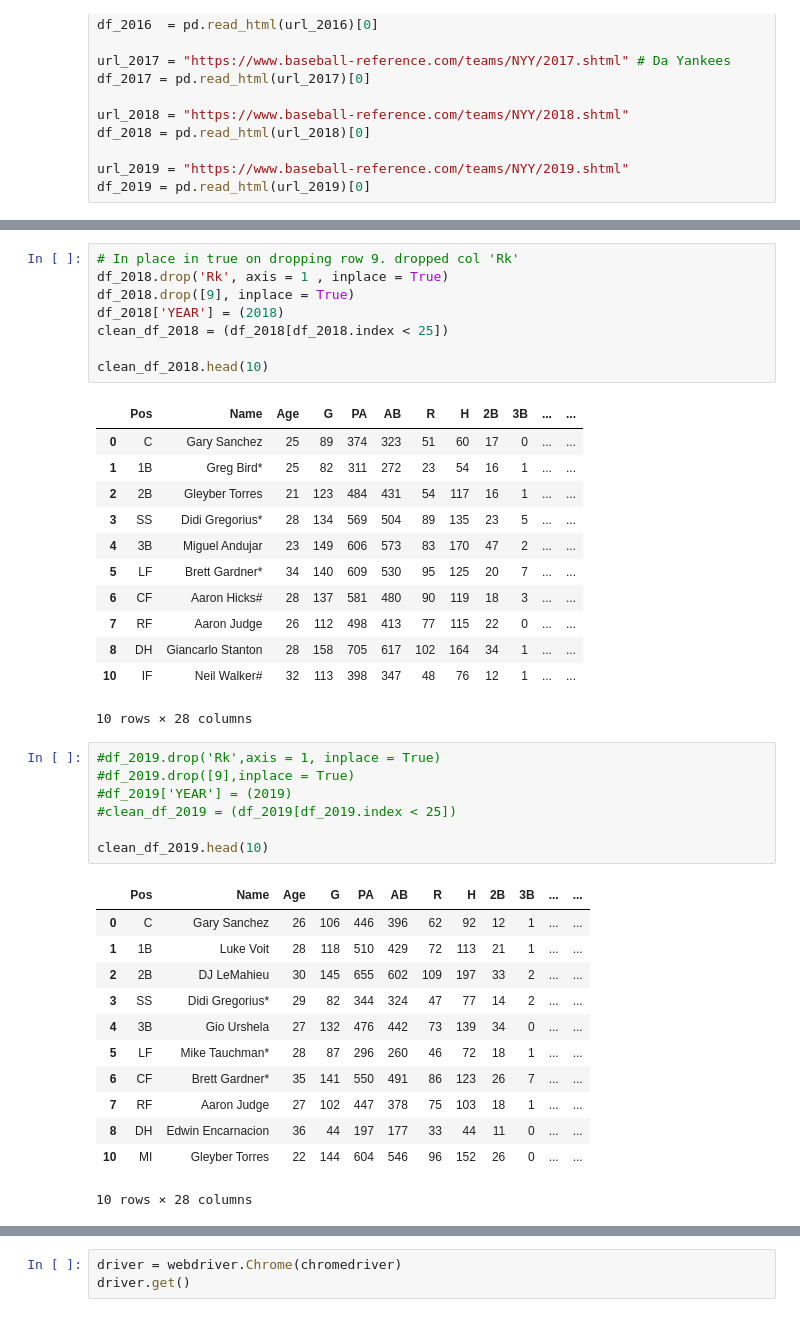
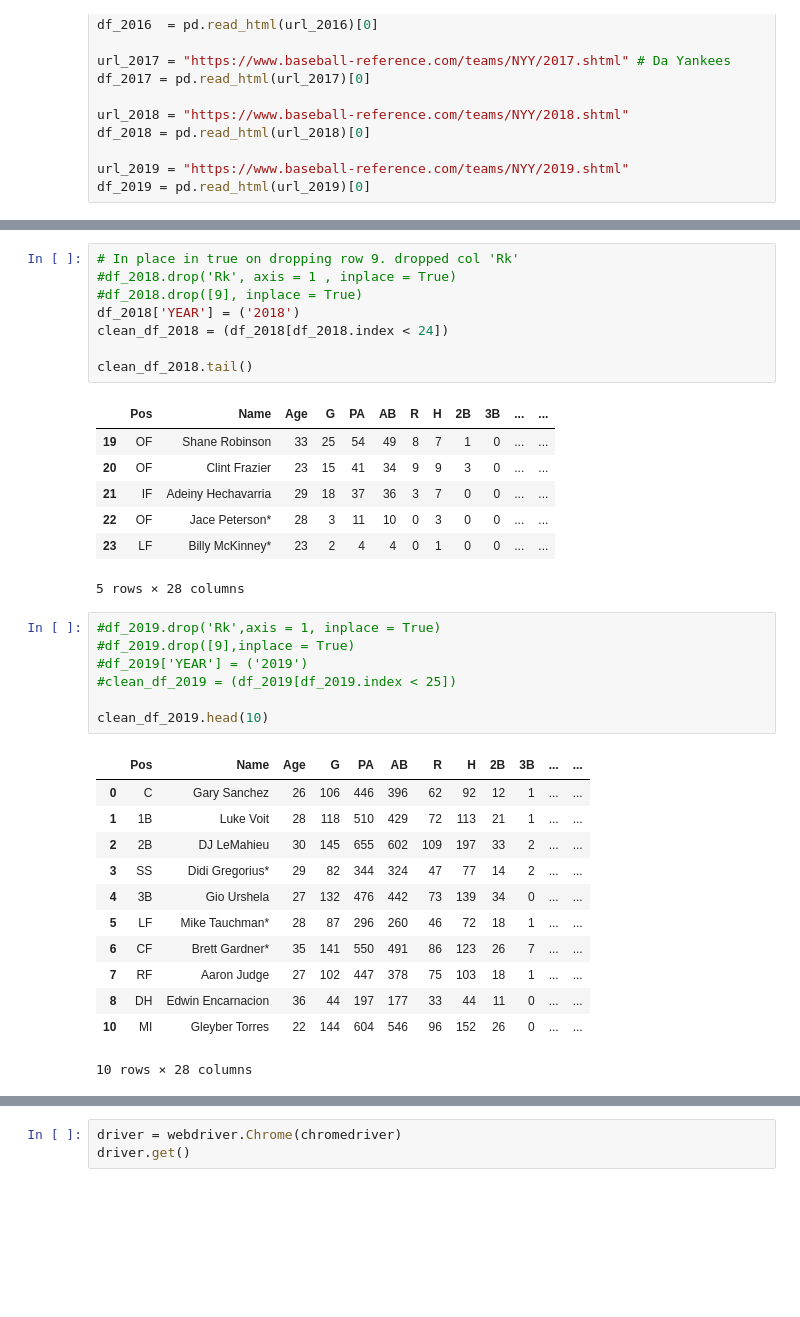
Before and after one commit to Ezuniga13/Home-Run-regression, a Jupyter notebook: Bronx Bombers.ipynb, the cells around one changed output, grey strips where cells are left out. Drawn from its saved outputs; the diff is of its cells as text; blank space fills up the shorter version.

Commit message:
cleaned and turned string columns into int

```diff
--- a/Bronx Bombers.ipynb
+++ b/Bronx Bombers.ipynb
@@ -67,29 +67,24 @@ clean_df_2017.head(10)
 10 rows × 28 columns
 # %%
 # In place in true on dropping row 9. dropped col 'Rk'
-df_2018.drop('Rk', axis = 1 , inplace = True)
-df_2018.drop([9], inplace = True)
-df_2018['YEAR'] = (2018)
-clean_df_2018 = (df_2018[df_2018.index < 25])
+#df_2018.drop('Rk', axis = 1 , inplace = True)
+#df_2018.drop([9], inplace = True)
+df_2018['YEAR'] = ('2018')
+clean_df_2018 = (df_2018[df_2018.index < 24])
 
-clean_df_2018.head(10)
+clean_df_2018.tail()
 # %% [output]
 |  | Pos | Name | Age | G | PA | AB | R | H | 2B | 3B | ... | ... |
-| 0 | C | Gary Sanchez | 25 | 89 | 374 | 323 | 51 | 60 | 17 | 0 | ... | ... |
-| 1 | 1B | Greg Bird* | 25 | 82 | 311 | 272 | 23 | 54 | 16 | 1 | ... | ... |
-| 2 | 2B | Gleyber Torres | 21 | 123 | 484 | 431 | 54 | 117 | 16 | 1 | ... | ... |
-| 3 | SS | Didi Gregorius* | 28 | 134 | 569 | 504 | 89 | 135 | 23 | 5 | ... | ... |
-| 4 | 3B | Miguel Andujar | 23 | 149 | 606 | 573 | 83 | 170 | 47 | 2 | ... | ... |
-| 5 | LF | Brett Gardner* | 34 | 140 | 609 | 530 | 95 | 125 | 20 | 7 | ... | ... |
-| 6 | CF | Aaron Hicks# | 28 | 137 | 581 | 480 | 90 | 119 | 18 | 3 | ... | ... |
-| 7 | RF | Aaron Judge | 26 | 112 | 498 | 413 | 77 | 115 | 22 | 0 | ... | ... |
-| 8 | DH | Giancarlo Stanton | 28 | 158 | 705 | 617 | 102 | 164 | 34 | 1 | ... | ... |
-| 10 | IF | Neil Walker# | 32 | 113 | 398 | 347 | 48 | 76 | 12 | 1 | ... | ... |
+| 19 | OF | Shane Robinson | 33 | 25 | 54 | 49 | 8 | 7 | 1 | 0 | ... | ... |
+| 20 | OF | Clint Frazier | 23 | 15 | 41 | 34 | 9 | 9 | 3 | 0 | ... | ... |
+| 21 | IF | Adeiny Hechavarria | 29 | 18 | 37 | 36 | 3 | 7 | 0 | 0 | ... | ... |
+| 22 | OF | Jace Peterson* | 28 | 3 | 11 | 10 | 0 | 3 | 0 | 0 | ... | ... |
+| 23 | LF | Billy McKinney* | 23 | 2 | 4 | 4 | 0 | 1 | 0 | 0 | ... | ... |
-10 rows × 28 columns
+5 rows × 28 columns
 # %%
 #df_2019.drop('Rk',axis = 1, inplace = True)
 #df_2019.drop([9],inplace = True)
-#df_2019['YEAR'] = (2019)
+#df_2019['YEAR'] = ('2019')
 #clean_df_2019 = (df_2019[df_2019.index < 25])
 
 clean_df_2019.head(10)
```
Also changed, not shown: parts of 6 cells of this notebook.
